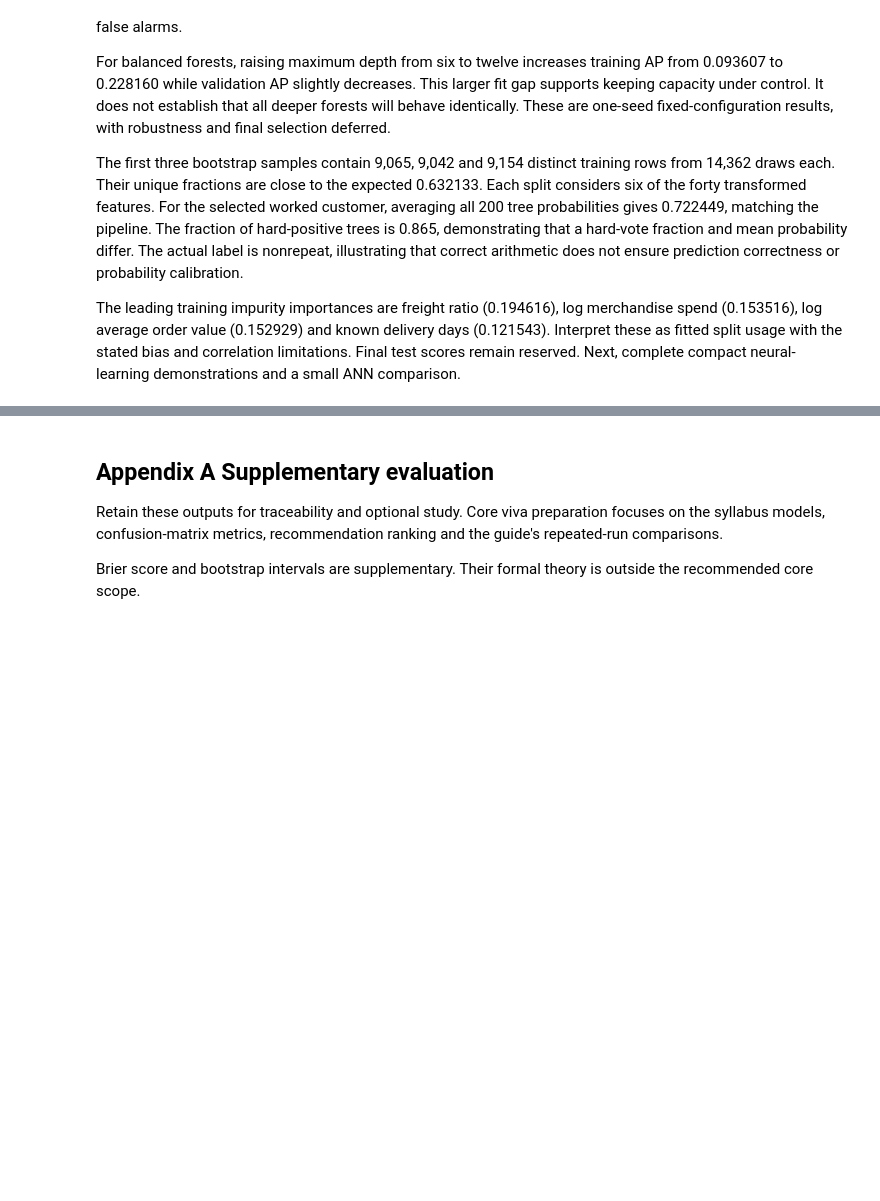
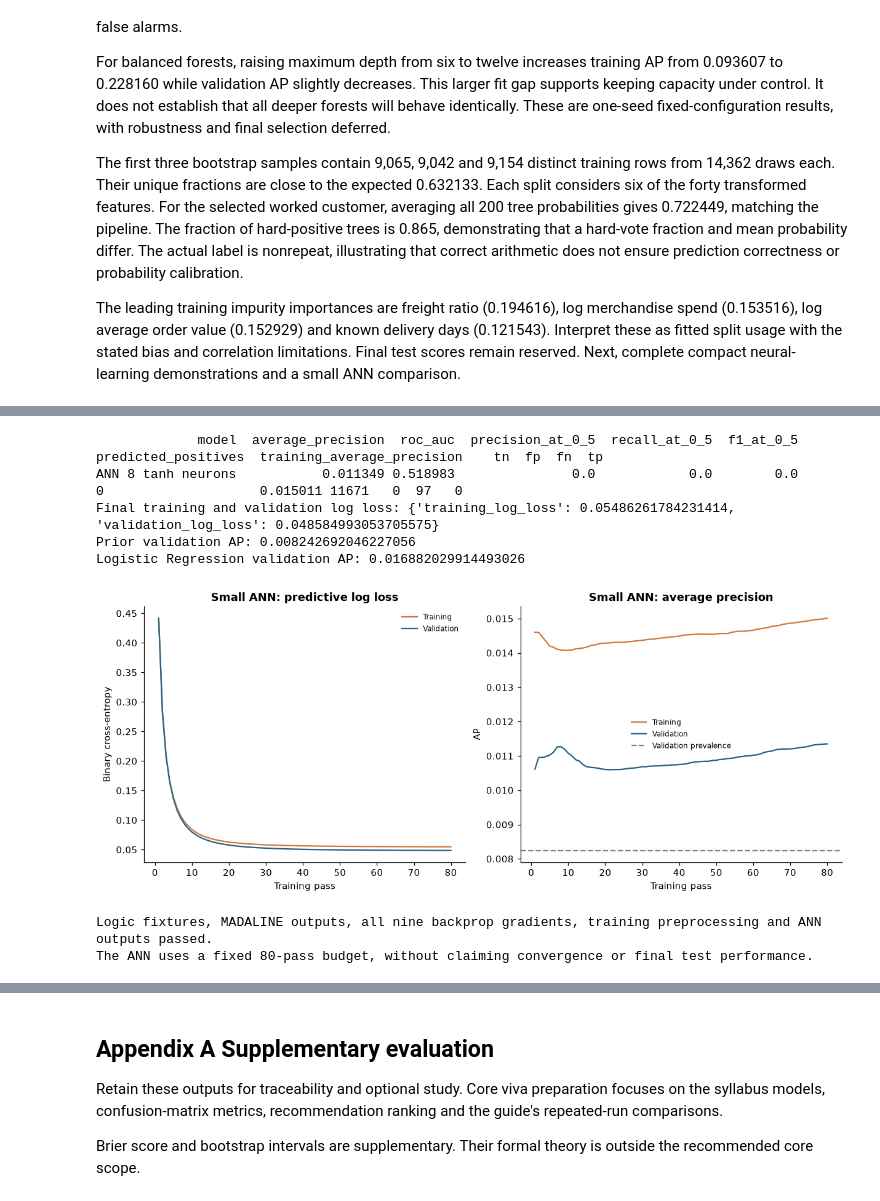
Before and after one commit to oyelurker/cse303-ml-AP24110010128-olist-recommender, a Jupyter notebook: olist_pipeline.ipynb, the cells around one changed output, grey strips where cells are left out. Cells and saved outputs as stored; diff of their text form; code cells hidden in the pictures; blank space fills up the shorter version.

```diff
--- a/olist_pipeline.ipynb
+++ b/olist_pipeline.ipynb
@@ -3853,0 +4092,59 @@ The leading training impurity importances are freight ratio (0.194616), log merc
+# %%
+ann_metrics = repeat_classification_metrics("ANN 8 tanh neurons", y_validation, ann_validation_probability)
+ann_metrics["training_average_precision"] = average_precision_score(y_train, ann_training_probability)
+tn, fp, fn, tp = confusion_matrix(y_validation, ann_validation_probability >= .5, labels=[0,1]).ravel()
+ann_metrics.update(tn=int(tn), fp=int(fp), fn=int(fn), tp=int(tp))
+ann_results = pd.DataFrame([ann_metrics])
+print(ann_results.round(6).to_string(index=False))
+print("Final training and validation log loss:", ann_learning_history.iloc[-1][["training_log_loss","validation_log_loss"]].to_dict())
+print("Prior validation AP:", float(y_validation.mean()))
+print("Logistic Regression validation AP:", forest_logistic_ap)
+fig, axes = plt.subplots(1, 2, figsize=(11, 4.5), layout="constrained")
+for column,label,color in [("training_log_loss","Training","#d17a3e"),("validation_log_loss","Validation","#286484")]:
+    axes[0].plot(ann_learning_history.epoch, ann_learning_history[column],label=label,color=color)
+axes[0].set(title="Small ANN: predictive log loss",xlabel="Training pass",ylabel="Binary cross-entropy")
+for column,label,color in [("training_ap","Training","#d17a3e"),("validation_ap","Validation","#286484")]:
+    axes[1].plot(ann_learning_history.epoch, ann_learning_history[column],label=label,color=color)
+axes[1].axhline(y_validation.mean(),color="grey",linestyle="--",label="Validation prevalence")
+axes[1].set(title="Small ANN: average precision",xlabel="Training pass",ylabel="AP")
+for ax in axes:ax.legend(frameon=False,fontsize=8)
+plt.show()
+# %% [output]
+             model  average_precision  roc_auc  precision_at_0_5  recall_at_0_5  f1_at_0_5  predicted_positives  training_average_precision    tn  fp  fn  tp
+ANN 8 tanh neurons           0.011349 0.518983               0.0            0.0        0.0                    0                    0.015011 11671   0  97   0
+Final training and validation log loss: {'training_log_loss': 0.05486261784231414, 'validation_log_loss': 0.048584993053705575}
+Prior validation AP: 0.008242692046227056
+Logistic Regression validation AP: 0.016882029914493026
+[figure, added]
+# %%
+np.testing.assert_array_equal(logic_learning_results.perceptron, and_targets)
+np.testing.assert_array_equal(logic_learning_results.adaline, and_targets)
+assert perceptron_mistakes[-1] == 0
+assert adaline_losses[-1] < adaline_losses[0]
+assert np.isfinite(adaline_losses).all()
+np.testing.assert_array_equal(madaline_predictions, xor_targets)
+np.testing.assert_allclose(madaline_output_weights, [.5,.5])
+assert madaline_output_bias == .5
+np.testing.assert_allclose(backprop_gradient, finite_difference_gradient, atol=1e-7, rtol=1e-6)
+assert backprop_loss_after < backprop_loss_before
+imputer = ann_preprocessing.named_transformers_["numeric"].named_steps["imputer"]
+np.testing.assert_allclose(imputer.statistics_, X_train[RETENTION_NUMERIC_FEATURES].median().to_numpy())
+assert int(ann_preprocessing.named_transformers_["numeric"].named_steps["scaler"].n_samples_seen_) == len(X_train)
+assert set(ann_preprocessing.named_transformers_["categorical"].named_steps["encoder"].categories_[0]) == set(X_train.customer_state)
+assert len(ann_learning_history)==80
+assert ann_learning_history.epoch.tolist() == list(range(1,81))
+assert np.isfinite(ann_learning_history.to_numpy()).all()
+assert ann_estimator.coefs_[0].shape == (ann_training_matrix.shape[1],8)
+assert ann_estimator.coefs_[1].shape == (8,1)
+assert ann_parameter_count == (ann_training_matrix.shape[1]+1)*8+9
+assert ann_estimator.out_activation_ == "logistic"
+assert not ann_estimator.early_stopping
+assert np.isfinite(ann_validation_probability).all()
+assert ((ann_validation_probability>=0)&(ann_validation_probability<=1)).all()
+np.testing.assert_allclose(ann_validation_probability, ann_estimator.predict_proba(ann_validation_matrix)[:,1])
+assert tn+fp+fn+tp == len(y_validation) and fn+tp == int(y_validation.sum())
+print("Logic fixtures, MADALINE outputs, all nine backprop gradients, training preprocessing and ANN outputs passed.")
+print("The ANN uses a fixed 80-pass budget, without claiming convergence or final test performance.")
+# %% [output]
+Logic fixtures, MADALINE outputs, all nine backprop gradients, training preprocessing and ANN outputs passed.
+The ANN uses a fixed 80-pass budget, without claiming convergence or final test performance.
```
Also changed, not shown: parts of 12 cells of this notebook, 3 other files.
